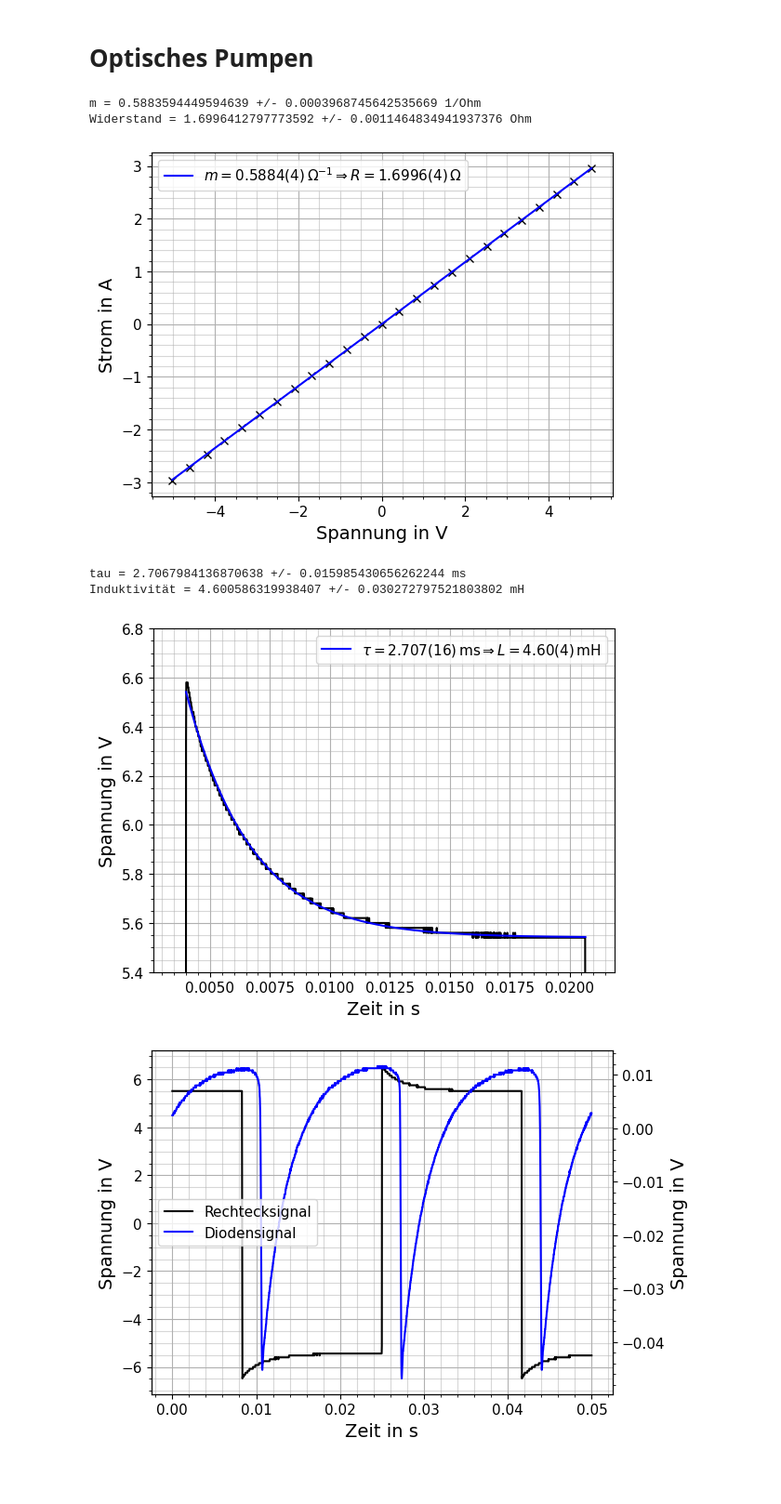
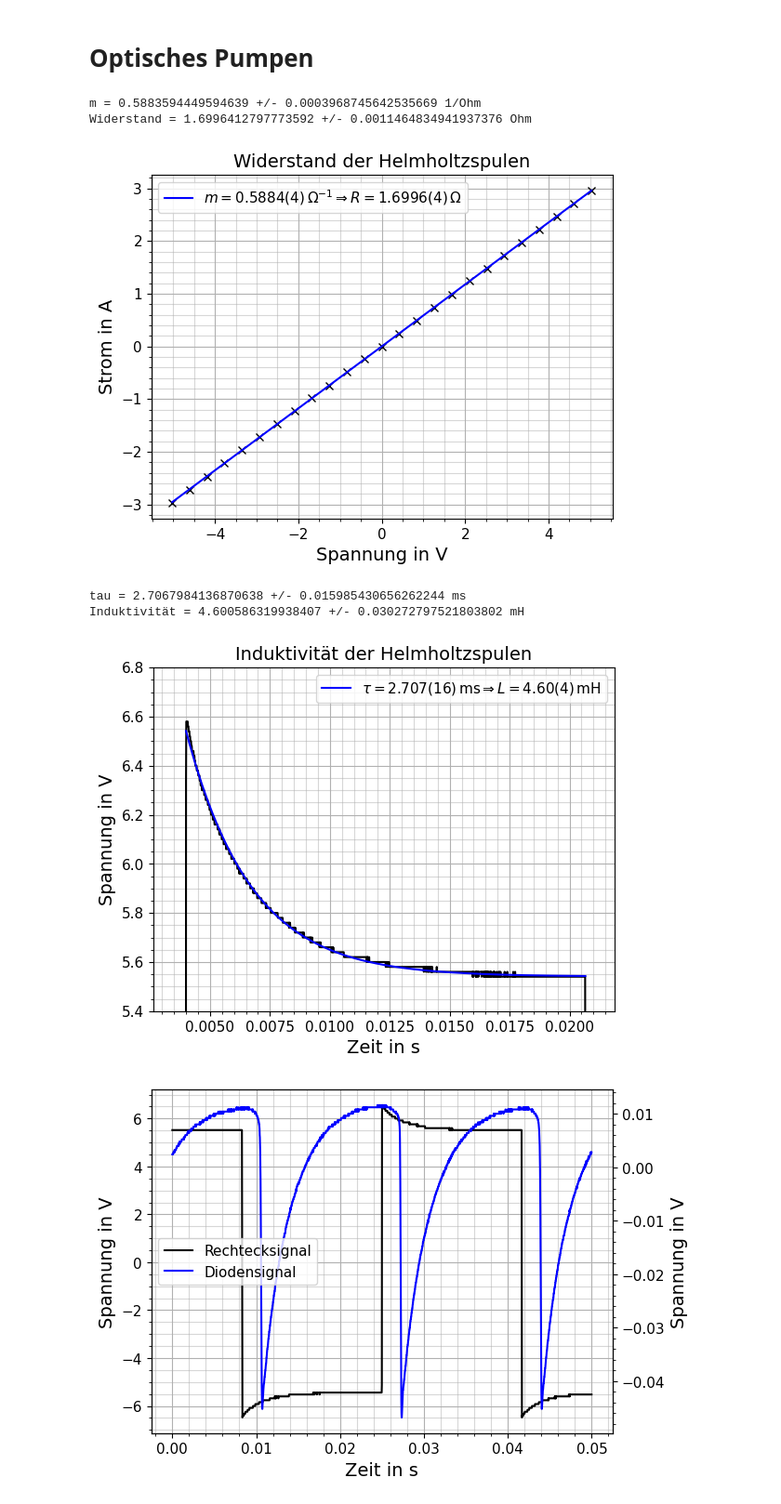
Before and after one commit to NicolasRohrbeck/fprak, a Jupyter notebook: scripts/optpumpen.ipynb, the cells around one changed output. Shown at 93% size. Saved outputs shown, nothing was run; the diff lists cells and outputs as text; code cells hidden in the pictures; blank space fills up the shorter version.

```diff
--- a/scripts/optpumpen.ipynb
+++ b/scripts/optpumpen.ipynb
@@ -5,34 +5,36 @@
 # Achtung, es muss auf dem Poster noch die Formel dazu, die rechtfertigt, dass der Gesamtwiderstand gleich dem Widerstand einer der Spulen ist
 import numpy as np
 import matplotlib.pyplot as plt
 from scipy.stats import linregress
 
 spannung, strom= np.loadtxt(r'../Messdaten/20260511_Optisches_Pumpen/2_Spannung_Strom.dat', skiprows=1, unpack=True, delimiter='\t')
 
 fitwiderstandinv = linregress(spannung, strom)
 R, R_err = 1/fitwiderstandinv.slope, 1/fitwiderstandinv.slope**2 *fitwiderstandinv.stderr
 
 print(f"m = {fitwiderstandinv.slope} +/- {fitwiderstandinv.stderr} 1/Ohm")
 print(f"Widerstand = {R} +/- {R_err} Ohm")
 
 fig, ax = plt.subplots()
 
 ax.plot(spannung, strom, "xk")
 ax.plot(spannung, fitwiderstandinv.intercept+fitwiderstandinv.slope*spannung, "-b", label=r"$m=0.5884(4)\, \Omega^{-1} \Rightarrow R=1.6996(4)\,\Omega$")
 
 ax.set_xlabel("Spannung in V", fontsize=14)
 ax.set_ylabel("Strom in A", fontsize=14)
 ax.tick_params(labelsize=11)
 
 ax.minorticks_on()
 ax.grid(which='major')
 ax.grid(which='minor', alpha=0.5)
 ax.legend(fontsize=11)
+
+ax.set_title("Widerstand der Helmholtzspulen", fontsize=14)
 #fig.savefig("../Bilder/Optisches Pumpen/Widerstand.pdf")
 # %% [output]
 m = 0.5883594449594639 +/- 0.0003968745642535669 1/Ohm
 Widerstand = 1.6996412797773592 +/- 0.0011464834941937376 Ohm
-[figure, old version]
+[figure, new version]
 # %%
 #Induktivität der Spulen bestimmen
 from scipy.optimize import curve_fit
@@ -69,11 +71,12 @@ ax.minorticks_on()
 ax.grid(which='major')
 ax.grid(which='minor', alpha=0.5)
 ax.legend(fontsize=11)
+ax.set_title("Induktivität der Helmholtzspulen", fontsize=14)
 #fig.savefig("../Bilder/Optisches Pumpen/Orientierungszeit.pdf")
 # %% [output]
 tau = 2.7067984136870638 +/- 0.015985430656262244 ms
 Induktivität = 4.600586319938407 +/- 0.030272797521803802 mH
-[figure, old version]
+[figure, new version]
 # %%
 #Überblick
 
```
Also changed, not shown: 2 other files.
